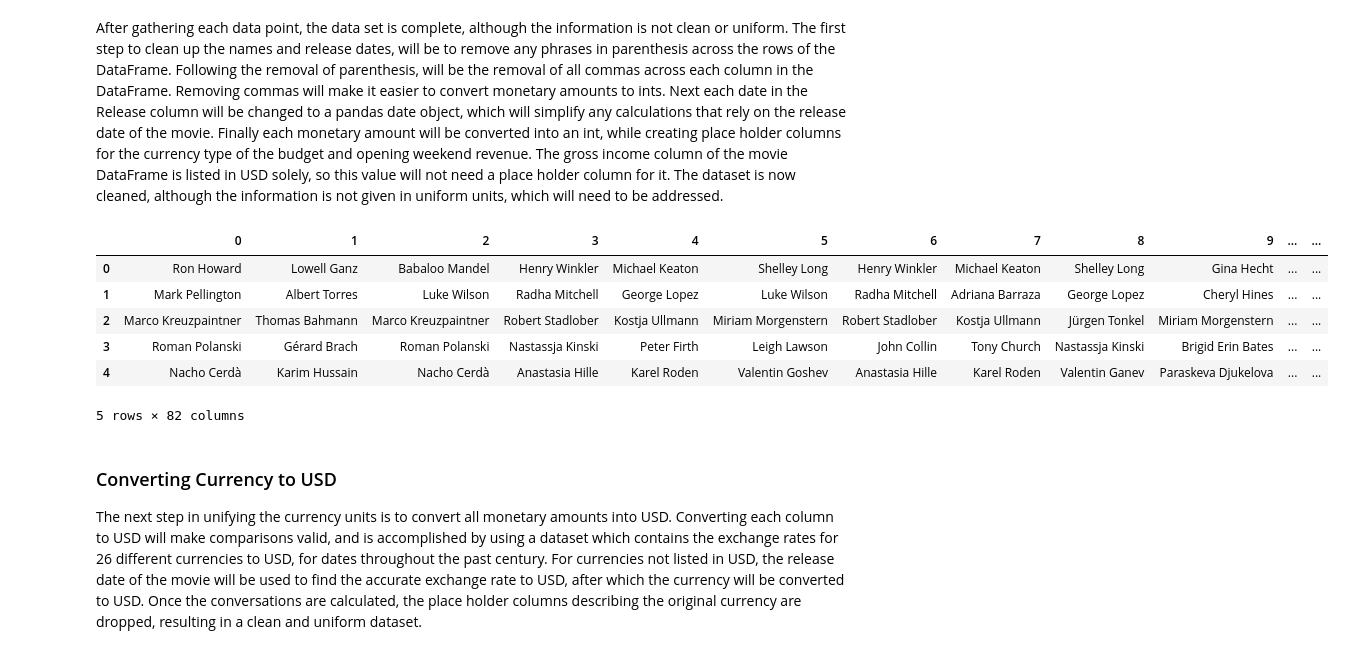
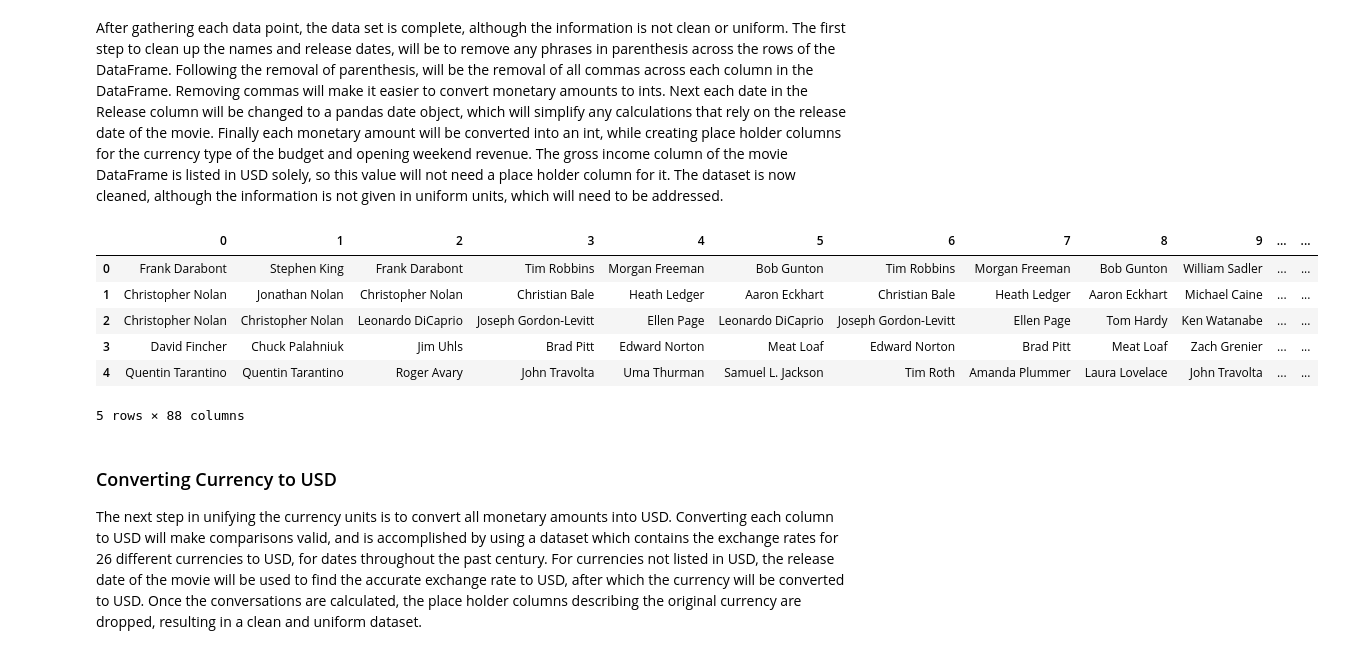
Before and after one commit to brookemosby/Movies, a Jupyter notebook: Jarvis_Project.ipynb, the cells around one changed output. Drawn from its saved outputs; the diff is of its cells as text; code cells hidden in the pictures.

Commit message:
total engineered data done

```diff
--- a/Jarvis_Project.ipynb
+++ b/Jarvis_Project.ipynb
@@ -136,0 +127,8 @@ df1.sample(5)
+# %%
+df1 = pd.read_csv("Result_Data/first_2000_uncleaned.csv")
+df2 = pd.read_csv("Result_Data/second_2000_uncleaned.csv")
+df3 = pd.read_csv("Result_Data/third_2000_uncleaned.csv")
+df4 = pd.read_csv("Result_Data/fourth_2000_uncleaned.csv")
+df5 = pd.read_csv("Result_Data/fifth_2000_uncleaned.csv")
+# %%
+df1 = pd.concat([df1,df2,df3,df4,df5], ignore_index=True)
@@ -256,43 +264,43 @@ def _type( currency ):
         return currency_indicator[ 0 ]
     else:
         return currency[ 0 ]
 def _int( currency ):
     """
     Function accepts a value representing a monetary amount. If the value is
     a string "nan", then np.nan is returned. If the monetary amount split by
     spaces has length greater than one, then this implies that there is a
     string, such as AUD, before the monetary amount, the monetary amount
     after the currency indicator will be returned as an int. If the monetary
     amount split by spaces only consist of one item, that implies a symbol,
     such as $ is before the monetary amount. The monetary amount after the
     currency indicator will be returned as an int.
     """
     if currency == "nan":
         return np.nan
     currency_amount = currency.split()
     if len( currency_amount ) > 1:
         return int( currency_amount[ 1 ] )
     else:
         return int( currency[ 1: ] )
 
 df1      = df1.apply( remove_parenthesis, axis = 1 )
 df1      = df1.apply( remove_comma,       axis = 1 )
-df1[21] = df1[21].apply( lambda x: pd.to_datetime( str( x ) ))
-df1[24] = df1[24].apply( lambda x: pd.to_datetime( str( x ) ) )
-df1[78] = df1[10].apply( _type )
-df1[8] = df1[16].apply( _type )
+df1[21] = df1[21].apply( lambda x: pd.to_datetime( str( x ), errors='coerce' ) )
+df1[24] = df1[24].apply( lambda x: pd.to_datetime( str( x ), errors='coerce' ) )
+df1[86] = df1[10].apply( _type )
+df1[87] = df1[16].apply( _type )
 df1[10] = df1[10].apply( _int  ) #
 df1[12] = df1[12].apply( _int  ) #
 df1[16] = df1[16].apply( _int  ) #
 df1.head()
 # %% [output]
 |  | 0 | 1 | 2 | 3 | 4 | 5 | 6 | 7 | 8 | 9 | ... | ... |
-| 0 | Ron Howard | Lowell Ganz | Babaloo Mandel | Henry Winkler | Michael Keaton | Shelley Long | Henry Winkler | Michael Keaton | Shelley Long | Gina Hecht | ... | ... |
-| 1 | Mark Pellington | Albert Torres | Luke Wilson | Radha Mitchell | George Lopez | Luke Wilson | Radha Mitchell | Adriana Barraza | George Lopez | Cheryl Hines | ... | ... |
-| 2 | Marco Kreuzpaintner | Thomas Bahmann | Marco Kreuzpaintner | Robert Stadlober | Kostja Ullmann | Miriam Morgenstern | Robert Stadlober | Kostja Ullmann | Jürgen Tonkel | Miriam Morgenstern | ... | ... |
-| 3 | Roman Polanski | Gérard Brach | Roman Polanski | Nastassja Kinski | Peter Firth | Leigh Lawson | John Collin | Tony Church | Nastassja Kinski | Brigid Erin Bates | ... | ... |
-| 4 | Nacho Cerdà | Karim Hussain | Nacho Cerdà | Anastasia Hille | Karel Roden | Valentin Goshev | Anastasia Hille | Karel Roden | Valentin Ganev | Paraskeva Djukelova | ... | ... |
+| 0 | Frank Darabont | Stephen King | Frank Darabont | Tim Robbins | Morgan Freeman | Bob Gunton | Tim Robbins | Morgan Freeman | Bob Gunton | William Sadler | ... | ... |
+| 1 | Christopher Nolan | Jonathan Nolan | Christopher Nolan | Christian Bale | Heath Ledger | Aaron Eckhart | Christian Bale | Heath Ledger | Aaron Eckhart | Michael Caine | ... | ... |
+| 2 | Christopher Nolan | Christopher Nolan | Leonardo DiCaprio | Joseph Gordon-Levitt | Ellen Page | Leonardo DiCaprio | Joseph Gordon-Levitt | Ellen Page | Tom Hardy | Ken Watanabe | ... | ... |
+| 3 | David Fincher | Chuck Palahniuk | Jim Uhls | Brad Pitt | Edward Norton | Meat Loaf | Edward Norton | Brad Pitt | Meat Loaf | Zach Grenier | ... | ... |
+| 4 | Quentin Tarantino | Quentin Tarantino | Roger Avary | John Travolta | Uma Thurman | Samuel L. Jackson | Tim Roth | Amanda Plummer | Laura Lovelace | John Travolta | ... | ... |
-5 rows × 82 columns
+5 rows × 88 columns
 # %% [markdown]
 ### Converting Currency to USD
 The next step in unifying the currency units is to convert all monetary amounts into USD. Converting each column to USD will make comparisons valid, and is accomplished by using a dataset which contains the exchange rates for 26 different currencies to USD, for dates throughout the past century. For currencies not listed in USD, the release date of the movie will be used to find the accurate exchange rate to USD, after which the currency will be converted to USD. Once the conversations are calculated, the place holder columns describing the original currency are dropped, resulting in a clean and uniform dataset.
```
Also changed, not shown: parts of 12 cells of this notebook, 6 other files.
